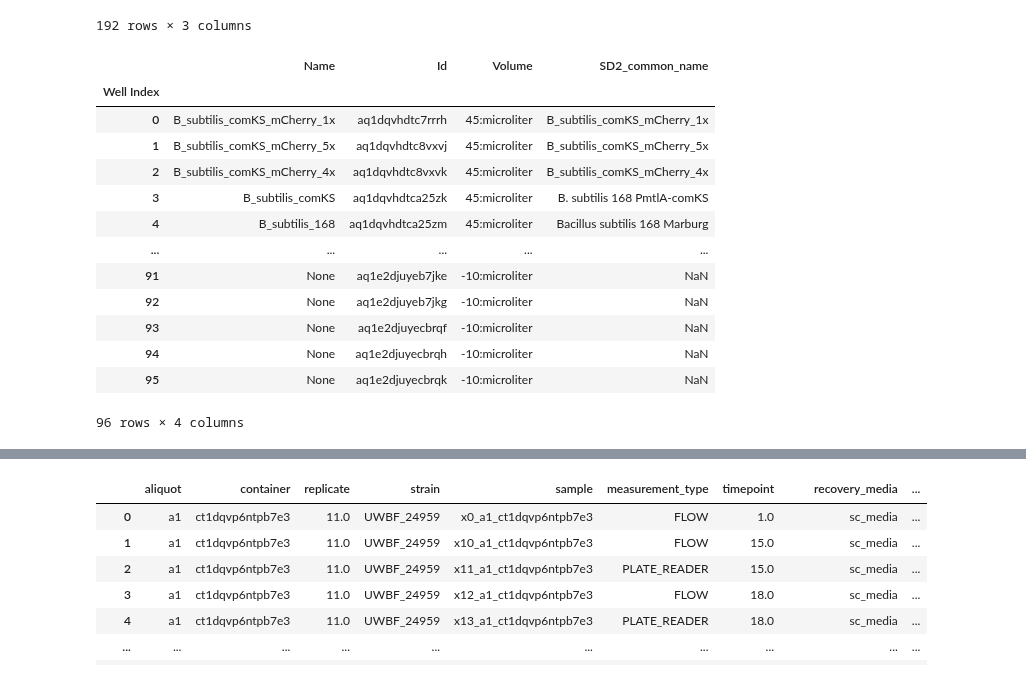
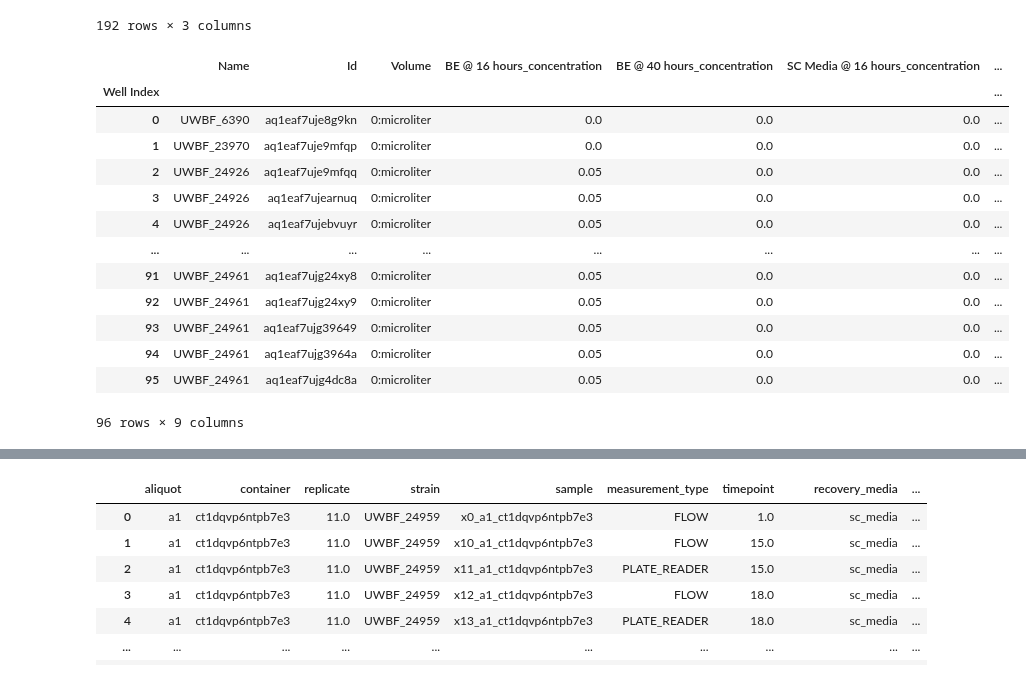
Before and after one commit to SD2E/pysd2cat, a Jupyter notebook: notebooks/scratch.ipynb, the cells around one changed output, grey strips where cells are left out. Cells and saved outputs as stored; diff of their text form; code cells hidden in the pictures.

```diff
--- a/notebooks/scratch.ipynb
+++ b/notebooks/scratch.ipynb
@@ -131,23 +112,23 @@ df[['aliquot', 'container', 'strain']].sort_values(by=['container', 'aliquot', '
 | 1719 | h9 | ct1dqvp6p255zar | UWBF_24960 |
 192 rows × 3 columns
 # %%
-container_string = ["ct1dqvhdtc4c6ce"]# ['ct1dqvp6ntpb7e3', 'ct1dqvp6p255zar'] #['ct1dqvp6p255zar'] #'422936' #
+container_string = ["ct1eaf7uje53p7j"]# ['ct1dqvp6ntpb7e3', 'ct1dqvp6p255zar'] #['ct1dqvp6p255zar'] #'422936' #
 #results = transcriptic.api.inventory(container_string)
 #results
 containers = [ objects.Container(x) for x in container_string ]
 containers[0].aliquots
 # %% [output]
-|  | Name | Id | Volume | SD2_common_name |
-| Well Index |  |  |  |  |
-| 0 | B_subtilis_comKS_mCherry_1x | aq1dqvhdtc7rrrh | 45:microliter | B_subtilis_comKS_mCherry_1x |
-| 1 | B_subtilis_comKS_mCherry_5x | aq1dqvhdtc8vxvj | 45:microliter | B_subtilis_comKS_mCherry_5x |
-| 2 | B_subtilis_comKS_mCherry_4x | aq1dqvhdtc8vxvk | 45:microliter | B_subtilis_comKS_mCherry_4x |
-| 3 | B_subtilis_comKS | aq1dqvhdtca25zk | 45:microliter | B. subtilis 168 PmtlA-comKS |
-| 4 | B_subtilis_168 | aq1dqvhdtca25zm | 45:microliter | Bacillus subtilis 168 Marburg |
-| ... | ... | ... | ... | ... |
-| 91 | None | aq1e2djuyeb7jke | -10:microliter | NaN |
-| 92 | None | aq1e2djuyeb7jkg | -10:microliter | NaN |
-| 93 | None | aq1e2djuyecbrqf | -10:microliter | NaN |
-| 94 | None | aq1e2djuyecbrqh | -10:microliter | NaN |
-| 95 | None | aq1e2djuyecbrqk | -10:microliter | NaN |
+|  | Name | Id | Volume | BE @ 16 hours_concentration | BE @ 40 hours_concentration | SC Media @ 16 hours_concentration | ... |
+| Well Index |  |  |  |  |  |  | ... |
+| 0 | UWBF_6390 | aq1eaf7uje8g9kn | 0:microliter | 0.0 | 0.0 | 0.0 | ... |
+| 1 | UWBF_23970 | aq1eaf7uje9mfqp | 0:microliter | 0.0 | 0.0 | 0.0 | ... |
+| 2 | UWBF_24926 | aq1eaf7uje9mfqq | 0:microliter | 0.05 | 0.0 | 0.0 | ... |
+| 3 | UWBF_24926 | aq1eaf7ujearnuq | 0:microliter | 0.05 | 0.0 | 0.0 | ... |
+| 4 | UWBF_24926 | aq1eaf7ujebvuyr | 0:microliter | 0.05 | 0.0 | 0.0 | ... |
+| ... | ... | ... | ... | ... | ... | ... | ... |
+| 91 | UWBF_24961 | aq1eaf7ujg24xy8 | 0:microliter | 0.05 | 0.0 | 0.0 | ... |
+| 92 | UWBF_24961 | aq1eaf7ujg24xy9 | 0:microliter | 0.05 | 0.0 | 0.0 | ... |
+| 93 | UWBF_24961 | aq1eaf7ujg39649 | 0:microliter | 0.05 | 0.0 | 0.0 | ... |
+| 94 | UWBF_24961 | aq1eaf7ujg3964a | 0:microliter | 0.05 | 0.0 | 0.0 | ... |
+| 95 | UWBF_24961 | aq1eaf7ujg4dc8a | 0:microliter | 0.05 | 0.0 | 0.0 | ... |
-96 rows × 4 columns
+96 rows × 9 columns
```
Also changed, not shown: parts of 4 cells of this notebook, 1 other file.
